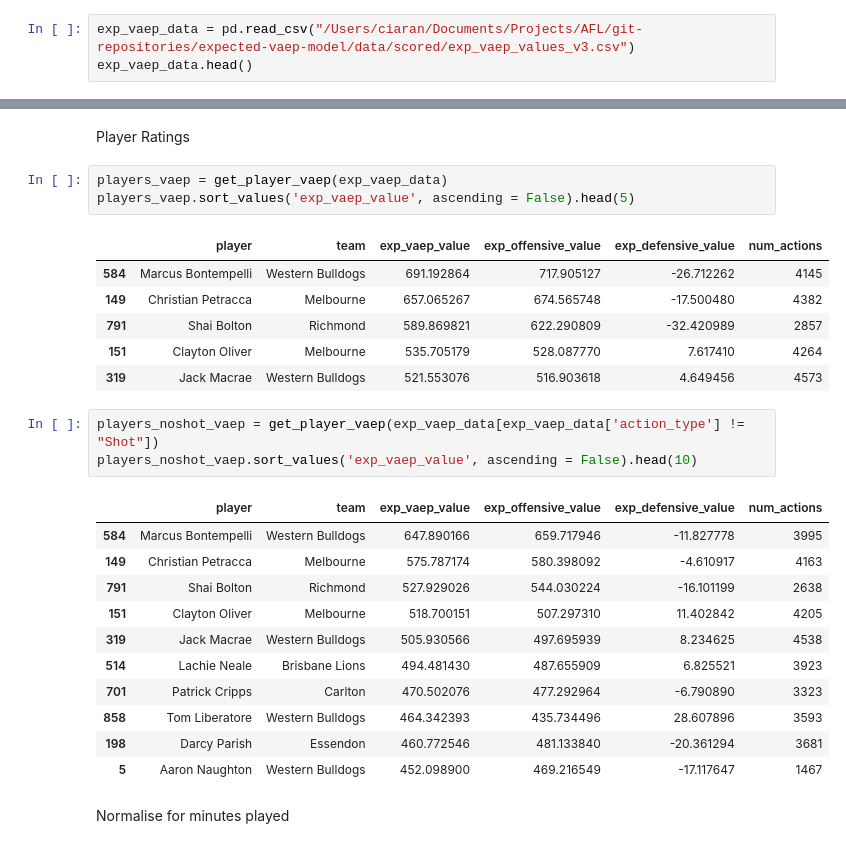
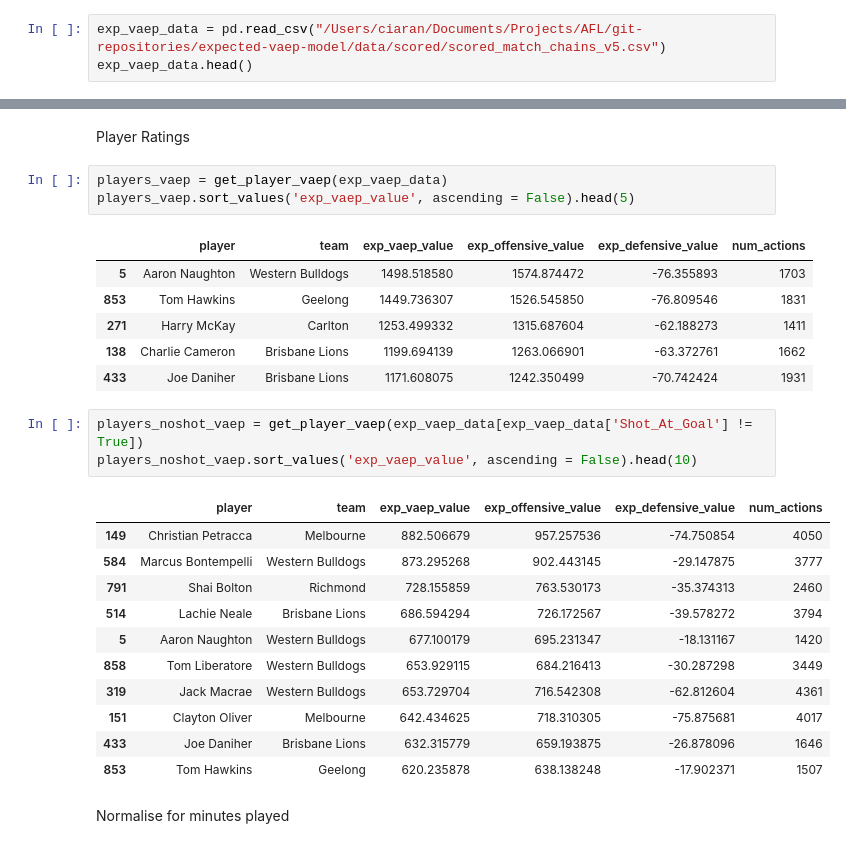
Before and after one commit to ciaran-grant/expected-vaep-model, a Jupyter notebook: notebooks/exploratory/exp_vaep_exploration.ipynb, the cells around one changed output, grey strips where cells are left out. Cells and saved outputs as stored; diff of their text form.

```diff
--- a/notebooks/exploratory/exp_vaep_exploration.ipynb
+++ b/notebooks/exploratory/exp_vaep_exploration.ipynb
@@ -21,6 +18,6 @@ pd.options.display.max_columns = 999
 # %% [markdown]
 Load VAEP Data
 # %%
-exp_vaep_data = pd.read_csv("/Users/ciaran/Documents/Projects/AFL/git-repositories/expected-vaep-model/data/scored/exp_vaep_values_v3.csv")
+exp_vaep_data = pd.read_csv("/Users/ciaran/Documents/Projects/AFL/git-repositories/expected-vaep-model/data/scored/scored_match_chains_v5.csv")
 exp_vaep_data.head()
 # %% [output]
@@ -120,26 +108,26 @@ players_vaep = get_player_vaep(exp_vaep_data)
 players_vaep.sort_values('exp_vaep_value', ascending = False).head(5)
 # %% [output]
 |  | player | team | exp_vaep_value | exp_offensive_value | exp_defensive_value | num_actions |
-| 584 | Marcus Bontempelli | Western Bulldogs | 691.192864 | 717.905127 | -26.712262 | 4145 |
-| 149 | Christian Petracca | Melbourne | 657.065267 | 674.565748 | -17.500480 | 4382 |
-| 791 | Shai Bolton | Richmond | 589.869821 | 622.290809 | -32.420989 | 2857 |
-| 151 | Clayton Oliver | Melbourne | 535.705179 | 528.087770 | 7.617410 | 4264 |
-| 319 | Jack Macrae | Western Bulldogs | 521.553076 | 516.903618 | 4.649456 | 4573 |
+| 5 | Aaron Naughton | Western Bulldogs | 1498.518580 | 1574.874472 | -76.355893 | 1703 |
+| 853 | Tom Hawkins | Geelong | 1449.736307 | 1526.545850 | -76.809546 | 1831 |
+| 271 | Harry McKay | Carlton | 1253.499332 | 1315.687604 | -62.188273 | 1411 |
+| 138 | Charlie Cameron | Brisbane Lions | 1199.694139 | 1263.066901 | -63.372761 | 1662 |
+| 433 | Joe Daniher | Brisbane Lions | 1171.608075 | 1242.350499 | -70.742424 | 1931 |
 # %%
-players_noshot_vaep = get_player_vaep(exp_vaep_data[exp_vaep_data['action_type'] != "Shot"])
+players_noshot_vaep = get_player_vaep(exp_vaep_data[exp_vaep_data['Shot_At_Goal'] != True])
 players_noshot_vaep.sort_values('exp_vaep_value', ascending = False).head(10)
 # %% [output]
 |  | player | team | exp_vaep_value | exp_offensive_value | exp_defensive_value | num_actions |
-| 584 | Marcus Bontempelli | Western Bulldogs | 647.890166 | 659.717946 | -11.827778 | 3995 |
-| 149 | Christian Petracca | Melbourne | 575.787174 | 580.398092 | -4.610917 | 4163 |
-| 791 | Shai Bolton | Richmond | 527.929026 | 544.030224 | -16.101199 | 2638 |
-| 151 | Clayton Oliver | Melbourne | 518.700151 | 507.297310 | 11.402842 | 4205 |
-| 319 | Jack Macrae | Western Bulldogs | 505.930566 | 497.695939 | 8.234625 | 4538 |
-| 514 | Lachie Neale | Brisbane Lions | 494.481430 | 487.655909 | 6.825521 | 3923 |
-| 701 | Patrick Cripps | Carlton | 470.502076 | 477.292964 | -6.790890 | 3323 |
-| 858 | Tom Liberatore | Western Bulldogs | 464.342393 | 435.734496 | 28.607896 | 3593 |
-| 198 | Darcy Parish | Essendon | 460.772546 | 481.133840 | -20.361294 | 3681 |
-| 5 | Aaron Naughton | Western Bulldogs | 452.098900 | 469.216549 | -17.117647 | 1467 |
+| 149 | Christian Petracca | Melbourne | 882.506679 | 957.257536 | -74.750854 | 4050 |
+| 584 | Marcus Bontempelli | Western Bulldogs | 873.295268 | 902.443145 | -29.147875 | 3777 |
+| 791 | Shai Bolton | Richmond | 728.155859 | 763.530173 | -35.374313 | 2460 |
+| 514 | Lachie Neale | Brisbane Lions | 686.594294 | 726.172567 | -39.578272 | 3794 |
+| 5 | Aaron Naughton | Western Bulldogs | 677.100179 | 695.231347 | -18.131167 | 1420 |
+| 858 | Tom Liberatore | Western Bulldogs | 653.929115 | 684.216413 | -30.287298 | 3449 |
+| 319 | Jack Macrae | Western Bulldogs | 653.729704 | 716.542308 | -62.812604 | 4361 |
+| 151 | Clayton Oliver | Melbourne | 642.434625 | 718.310305 | -75.875681 | 4017 |
+| 433 | Joe Daniher | Brisbane Lions | 632.315779 | 659.193875 | -26.878096 | 1646 |
+| 853 | Tom Hawkins | Geelong | 620.235878 | 638.138248 | -17.902371 | 1507 |
 # %% [markdown]
 Normalise for minutes played
 # %%
```
Also changed, not shown: parts of 62 cells of this notebook, 11 other files.
